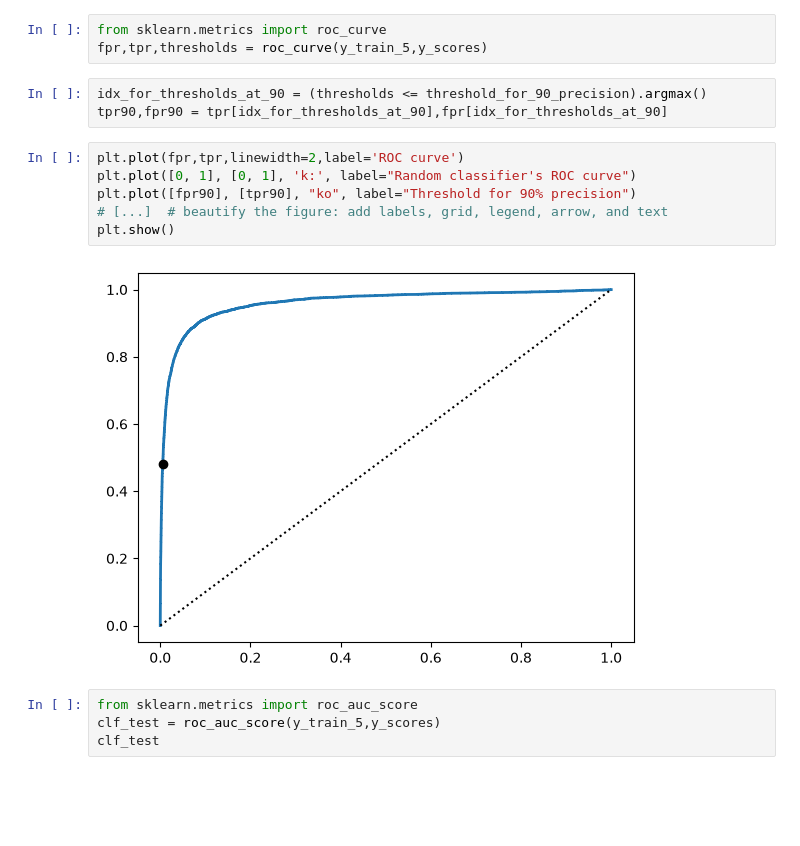
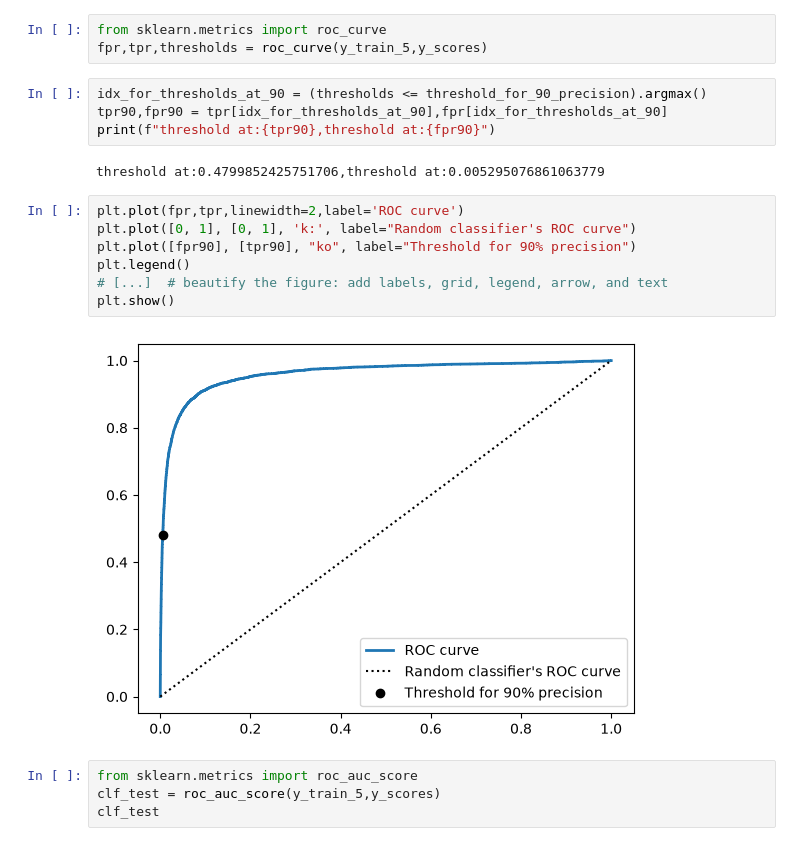
Before and after one commit to arnav-terex/Prerequisites-of-AI, a Jupyter notebook: Learning/classification.ipynb, the cells around one changed output. Saved outputs shown, nothing was run; the diff lists cells and outputs as text; blank space fills up the shorter version.

```diff
--- a/Learning/classification.ipynb
+++ b/Learning/classification.ipynb
@@ -157,14 +182,18 @@ fpr,tpr,thresholds = roc_curve(y_train_5,y_scores)
 # %%
 idx_for_thresholds_at_90 = (thresholds <= threshold_for_90_precision).argmax()
 tpr90,fpr90 = tpr[idx_for_thresholds_at_90],fpr[idx_for_thresholds_at_90]
+print(f"threshold at:{tpr90},threshold at:{fpr90}")
+# %% [output]
+threshold at:0.4799852425751706,threshold at:0.005295076861063779
 # %%
 plt.plot(fpr,tpr,linewidth=2,label='ROC curve')
 plt.plot([0, 1], [0, 1], 'k:', label="Random classifier's ROC curve")
 plt.plot([fpr90], [tpr90], "ko", label="Threshold for 90% precision")
+plt.legend()
 # [...]  # beautify the figure: add labels, grid, legend, arrow, and text
 plt.show()
 # %% [output]
-[figure, old version]
+[figure, new version]
 # %%
 from sklearn.metrics import roc_auc_score
 clf_test = roc_auc_score(y_train_5,y_scores)
```
Also changed, not shown: parts of 4 cells of this notebook, 3 other files.
